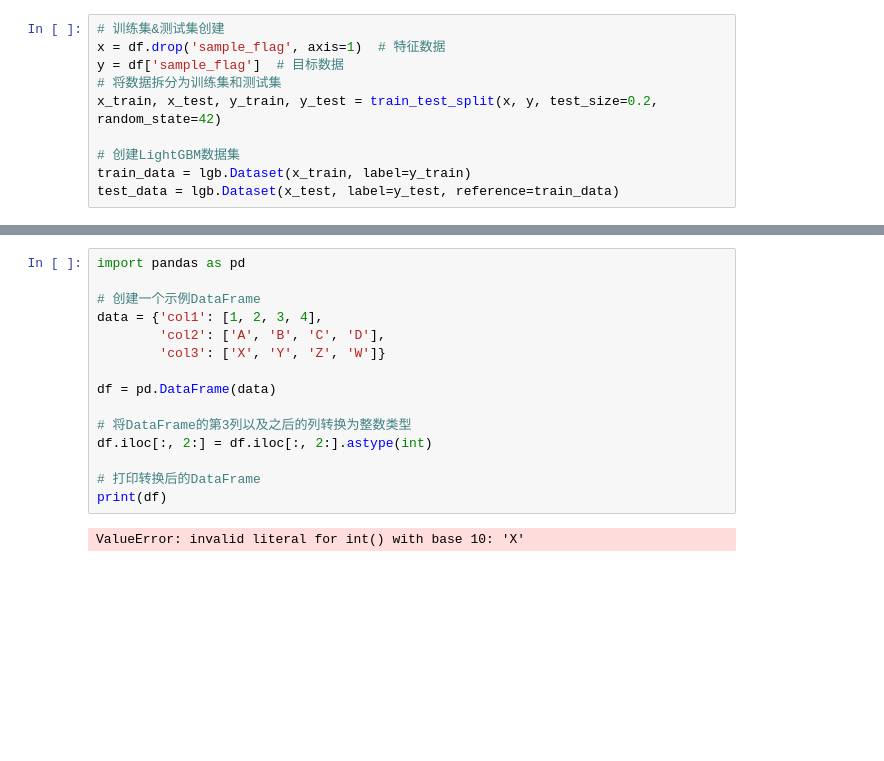
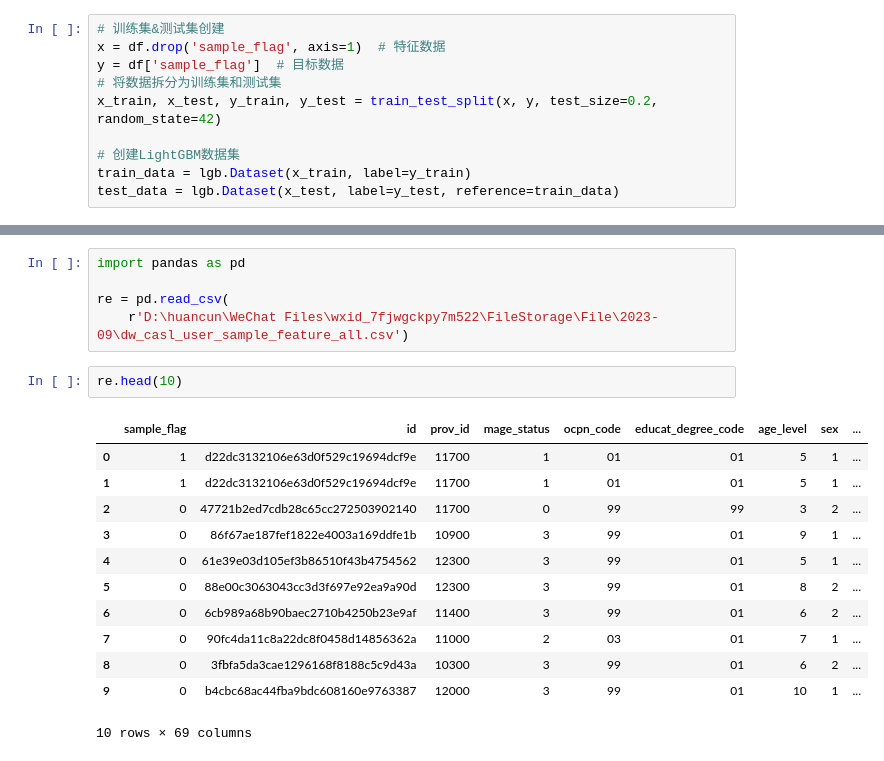
Before and after one commit to Bvbrutal/Internet-of-Vehicles-Collision-Recognition, a Jupyter notebook: note/LGBM.ipynb, the cells around one changed output, grey strips where cells are left out. Saved outputs shown, nothing was run; the diff lists cells and outputs as text; blank space fills up the shorter version.

```diff
--- a/note/LGBM.ipynb
+++ b/note/LGBM.ipynb
@@ -205,20 +203,23 @@ Early stopping, best iteration is:
 [6]     valid_0's binary_logloss: 0.37592       valid_0's auc: 0.871235
 6
 AUC: 0.8712353690384872
-# %%
-import pandas as pd
-
-# 创建一个示例DataFrame
-data = {'col1': [1, 2, 3, 4],
-        'col2': ['A', 'B', 'C', 'D'],
-        'col3': ['X', 'Y', 'Z', 'W']}
-
-df = pd.DataFrame(data)
-
-# 将DataFrame的第3列以及之后的列转换为整数类型
-df.iloc[:, 2:] = df.iloc[:, 2:].astype(int)
-
-# 打印转换后的DataFrame
-print(df)
-# %% [output]
-ValueError: invalid literal for int() with base 10: 'X'
+# %%
+import pandas as pd
+
+re = pd.read_csv(
+    r'D:\huancun\WeChat Files\wxid_7fjwgckpy7m522\FileStorage\File\2023-09\dw_casl_user_sample_feature_all.csv')
+# %%
+re.head(10)
+# %% [output]
+|  | sample_flag | id | prov_id | mage_status | ocpn_code | educat_degree_code | age_level | sex | ... |
+| 0 | 1 | d22dc3132106e63d0f529c19694dcf9e | 11700 | 1 | 01 | 01 | 5 | 1 | ... |
+| 1 | 1 | d22dc3132106e63d0f529c19694dcf9e | 11700 | 1 | 01 | 01 | 5 | 1 | ... |
+| 2 | 0 | 47721b2ed7cdb28c65cc272503902140 | 11700 | 0 | 99 | 99 | 3 | 2 | ... |
+| 3 | 0 | 86f67ae187fef1822e4003a169ddfe1b | 10900 | 3 | 99 | 01 | 9 | 1 | ... |
+| 4 | 0 | 61e39e03d105ef3b86510f43b4754562 | 12300 | 3 | 99 | 01 | 5 | 1 | ... |
+| 5 | 0 | 88e00c3063043cc3d3f697e92ea9a90d | 12300 | 3 | 99 | 01 | 8 | 2 | ... |
+| 6 | 0 | 6cb989a68b90baec2710b4250b23e9af | 11400 | 3 | 99 | 01 | 6 | 2 | ... |
+| 7 | 0 | 90fc4da11c8a22dc8f0458d14856362a | 11000 | 2 | 03 | 01 | 7 | 1 | ... |
+| 8 | 0 | 3fbfa5da3cae1296168f8188c5c9d43a | 10300 | 3 | 99 | 01 | 6 | 2 | ... |
+| 9 | 0 | b4cbc68ac44fba9bdc608160e9763387 | 12000 | 3 | 99 | 01 | 10 | 1 | ... |
+10 rows × 69 columns
```
Also changed, not shown: parts of 13 cells of this notebook, 6 other files.
